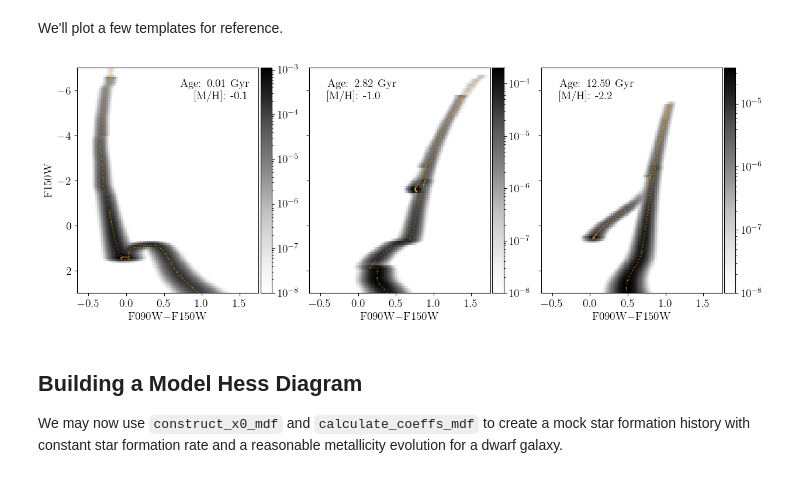
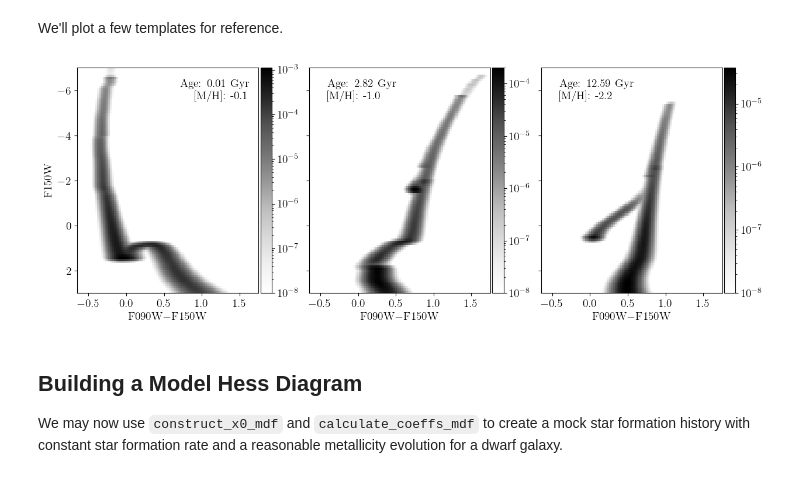
Before and after one commit to cgarling/StarFormationHistories.jl, a Jupyter notebook: examples/fitting1.ipynb, the cells around one changed output. Drawn from its saved outputs; the diff is of its cells as text; code cells hidden in the pictures.

```diff
--- a/examples/fitting1.ipynb
+++ b/examples/fitting1.ipynb
@@ -202,35 +238,35 @@ axs[1].text(0.95,0.95,(@sprintf "Age: %.2f Gyr \n [M/H]: %.1f" exp10(template_lo
 axs[2].text(0.1,0.95,(@sprintf "Age: %.2f Gyr \n [M/H]: %.1f" exp10(template_logAge[display_templates[2]])/1e9 template_MH[display_templates[2]]), transform=axs[2].transAxes,ha="left",va="top")
 axs[3].text(0.1,0.95,(@sprintf "Age: %.2f Gyr \n [M/H]: %.1f" exp10(template_logAge[display_templates[3]])/1e9 template_MH[display_templates[3]]), transform=axs[3].transAxes,ha="left",va="top")
 fig.colorbar(im1, ax=axs[1], pad=0.01)
 fig.colorbar(im2, ax=axs[2], pad=0.01)
 fig.colorbar(im3, ax=axs[3], pad=0.01)
 
 # Optionally, plot photometric error bars along the left. Errors are small in this model so they don't show very well.
 plot_errors::Bool = false
 if plot_errors
     # Set up points to show the photometric errors
     error_points = minimum(edges[2])+1.0:0.5:maximum(edges[2])-0.5
     error_points_x = repeat([minimum(edges[1])+0.15], length(error_points))
 
     # Plot the photometric error points
     for ax in axs
         ax.errorbar(error_points_x, error_points, yerr=F150W_error.(error_points), xerr=sqrt.(F090W_error.(error_points_x .+ error_points).^2 .+ F150W_error.(error_points).^2), ls="") # , fmt='', ecolor=None, elinewidth=None, capsize=None
     end
 end
 
 # Optionally, overplot the isochrones themselves for comparison
-plot_isochrones::Bool = true
+plot_isochrones::Bool = false
 if plot_isochrones
     alphas = (0.5,0.5,0.2)
     for (i,t_i) in enumerate(display_templates)
         local good = findall( (table.MH .== template_MH[t_i]) .& (table.logAge .== template_logAge[t_i]) )
         local iso_mags = [table.F090W[good][begin:end-1], table.F150W[good][begin:end-1]] # These are the absolute magnitudes we want from the isochrone.
         axs[i].scatter(iso_mags[1] .- iso_mags[2], iso_mags[2],marker=".", c="orange", s=1, alpha=alphas[i])
     end
 end
 # plt.savefig("template_example.pdf",bbox_inches="tight")
 # %% [output]
-[figure, old version]
+[figure, new version]
 # %% [markdown]
 ## Building a Model Hess Diagram
 
```
Also changed, not shown: parts of 2 cells of this notebook, 2 other files.
